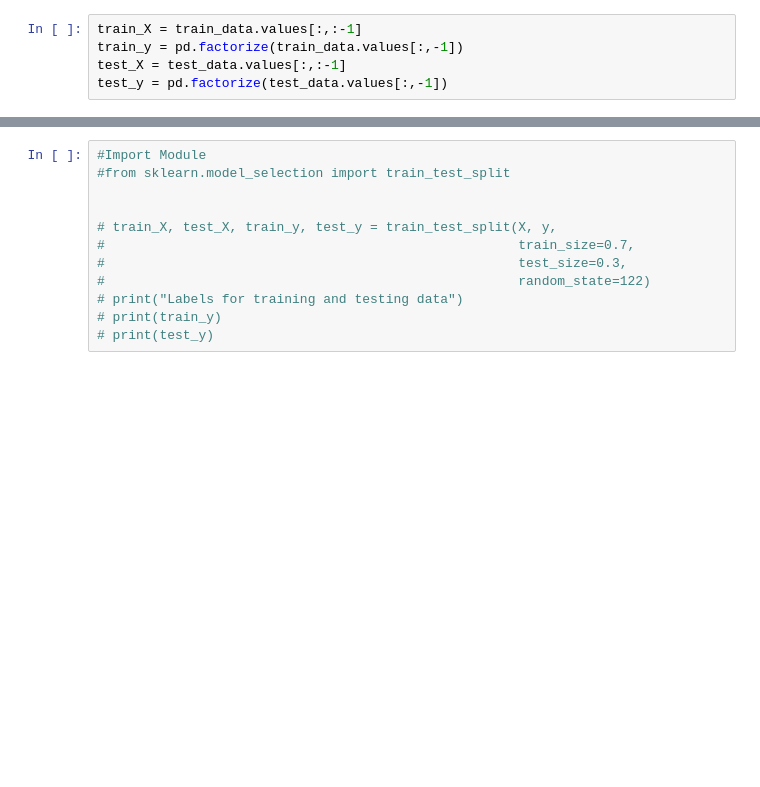
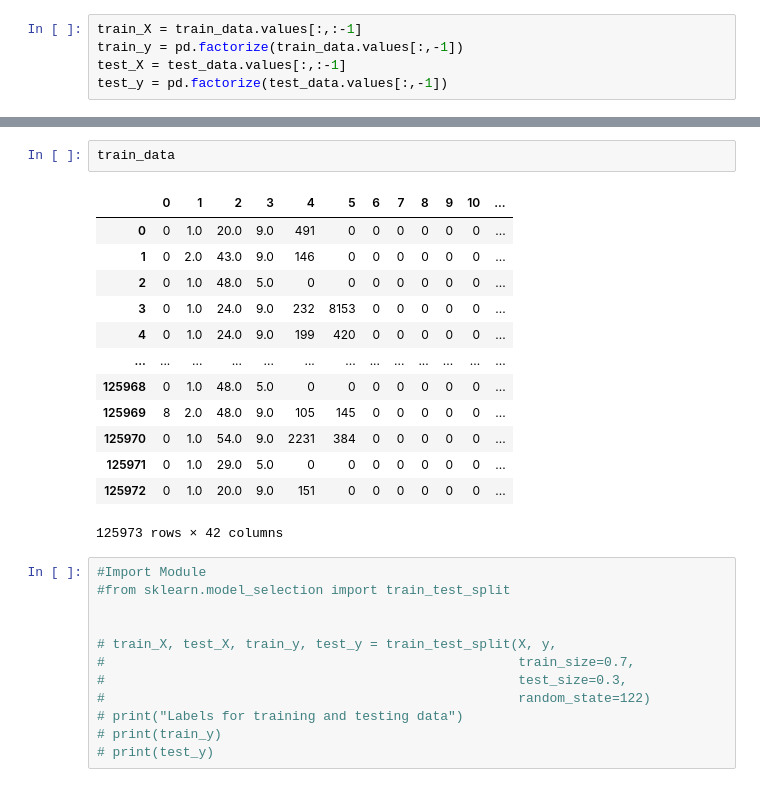
Before and after one commit to aminecloud9/PFE, a Jupyter notebook: NSLKDD_Originaldata_Model.ipynb, the cells around one changed output, grey strips where cells are left out. Drawn from its saved outputs; the diff is of its cells as text; blank space fills up the shorter version.

```diff
--- a/NSLKDD_Originaldata_Model.ipynb
+++ b/NSLKDD_Originaldata_Model.ipynb
@@ -46,3 +63,19 @@ test_y = pd.factorize(test_data.values[:,-1])
+# %%
+train_data
+# %% [output]
+|  | 0 | 1 | 2 | 3 | 4 | 5 | 6 | 7 | 8 | 9 | 10 | ... |
+| 0 | 0 | 1.0 | 20.0 | 9.0 | 491 | 0 | 0 | 0 | 0 | 0 | 0 | ... |
+| 1 | 0 | 2.0 | 43.0 | 9.0 | 146 | 0 | 0 | 0 | 0 | 0 | 0 | ... |
+| 2 | 0 | 1.0 | 48.0 | 5.0 | 0 | 0 | 0 | 0 | 0 | 0 | 0 | ... |
+| 3 | 0 | 1.0 | 24.0 | 9.0 | 232 | 8153 | 0 | 0 | 0 | 0 | 0 | ... |
+| 4 | 0 | 1.0 | 24.0 | 9.0 | 199 | 420 | 0 | 0 | 0 | 0 | 0 | ... |
+| ... | ... | ... | ... | ... | ... | ... | ... | ... | ... | ... | ... | ... |
+| 125968 | 0 | 1.0 | 48.0 | 5.0 | 0 | 0 | 0 | 0 | 0 | 0 | 0 | ... |
+| 125969 | 8 | 2.0 | 48.0 | 9.0 | 105 | 145 | 0 | 0 | 0 | 0 | 0 | ... |
+| 125970 | 0 | 1.0 | 54.0 | 9.0 | 2231 | 384 | 0 | 0 | 0 | 0 | 0 | ... |
+| 125971 | 0 | 1.0 | 29.0 | 5.0 | 0 | 0 | 0 | 0 | 0 | 0 | 0 | ... |
+| 125972 | 0 | 1.0 | 20.0 | 9.0 | 151 | 0 | 0 | 0 | 0 | 0 | 0 | ... |
+125973 rows × 42 columns
 # %%
 #Import Module
 #from sklearn.model_selection import train_test_split
```
Also changed, not shown: parts of 4 cells of this notebook.
